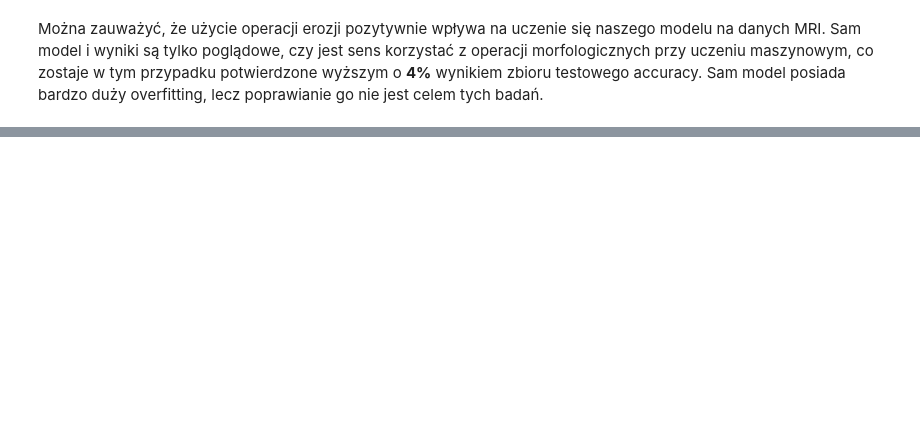
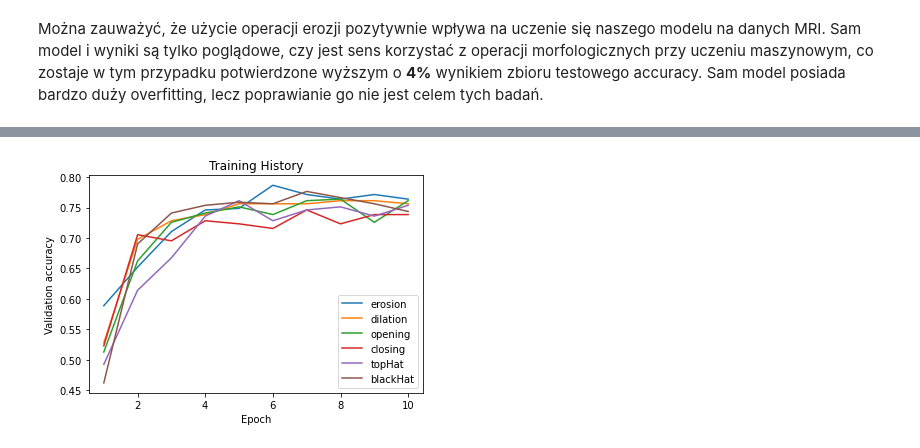
Before and after one commit to michni00/Morphological-Operations, a Jupyter notebook: Morph_Operations.ipynb, the cells around one changed output, grey strips where cells are left out. Saved outputs shown, nothing was run; the diff lists cells and outputs as text; code cells hidden in the pictures; blank space fills up the shorter version.

Commit message:
added comparison between morphological operations

```diff
--- a/Morph_Operations.ipynb
+++ b/Morph_Operations.ipynb
@@ -269,0 +293,34 @@ Można zauważyć, że użycie operacji erozji pozytywnie wpływa na uczenie si
+# %%
+histories = []
+histories_names = []
+for operation_name in morphological_operations:
+    operation_function = globals()[operation_name]
+    histories_names.append(operation_name)
+    train_images, train_labels = load_images_from_folder_custom(train_folder, operation_function)
+    test_images, test_labels = load_images_from_folder_custom(test_folder, operation_function)
+    train_data = list(zip(train_images, train_labels))
+    np.random.shuffle(train_data)
+    shuffled_train_images, shuffled_train_labels = zip(*train_data)
+    shuffled_train_images = np.array(shuffled_train_images)
+    shuffled_train_labels = np.array(shuffled_train_labels)
+    label_encoder = LabelEncoder()
+    encoded_train_labels = label_encoder.fit_transform(shuffled_train_labels)
+    encoded_test_labels = label_encoder.transform(test_labels)
+    tf.random.set_seed(42)
+    input_shape = (224, 224, 3)
+    num_classes = len(os.listdir(train_folder))
+    model = tf.keras.Sequential()
+    model.add(tf.keras.layers.Conv2D(10, 3, activation="relu", input_shape=input_shape))
+    model.add(tf.keras.layers.Conv2D(10, 3, activation="relu"))
+    model.add(tf.keras.layers.MaxPool2D())
+    model.add(tf.keras.layers.Conv2D(10, 3, activation="relu"))
+    model.add(tf.keras.layers.Conv2D(10, 3, activation="relu"))
+    model.add(tf.keras.layers.MaxPool2D())
+    model.add(tf.keras.layers.Flatten())
+    model.add(tf.keras.layers.Dense(num_classes, activation="softmax"))
+
+    model.compile(loss=tf.keras.losses.SparseCategoricalCrossentropy(),
+                  optimizer=tf.keras.optimizers.Adam(),
+                  metrics=["accuracy"])
+
+    histories.append(model.fit(shuffled_train_images, encoded_train_labels, epochs=10, validation_data=(test_images, encoded_test_labels)))
@@ -269,0 +345,13 @@ Można zauważyć, że użycie operacji erozji pozytywnie wpływa na uczenie si
+# %%
+epoch_values = list(range(1,11))
+
+for i in range(len(morphological_operations)):
+    sns.lineplot(x=epoch_values[:10], y=histories[i].history["val_accuracy"], label = histories_names[i])
+
+plt.xlabel('Epoch')
+plt.ylabel('Validation accuracy')
+plt.title('Training History')
+plt.legend()
+plt.show()
+# %% [output]
+[figure, added]
```
Also changed, not shown: parts of 9 cells of this notebook.
